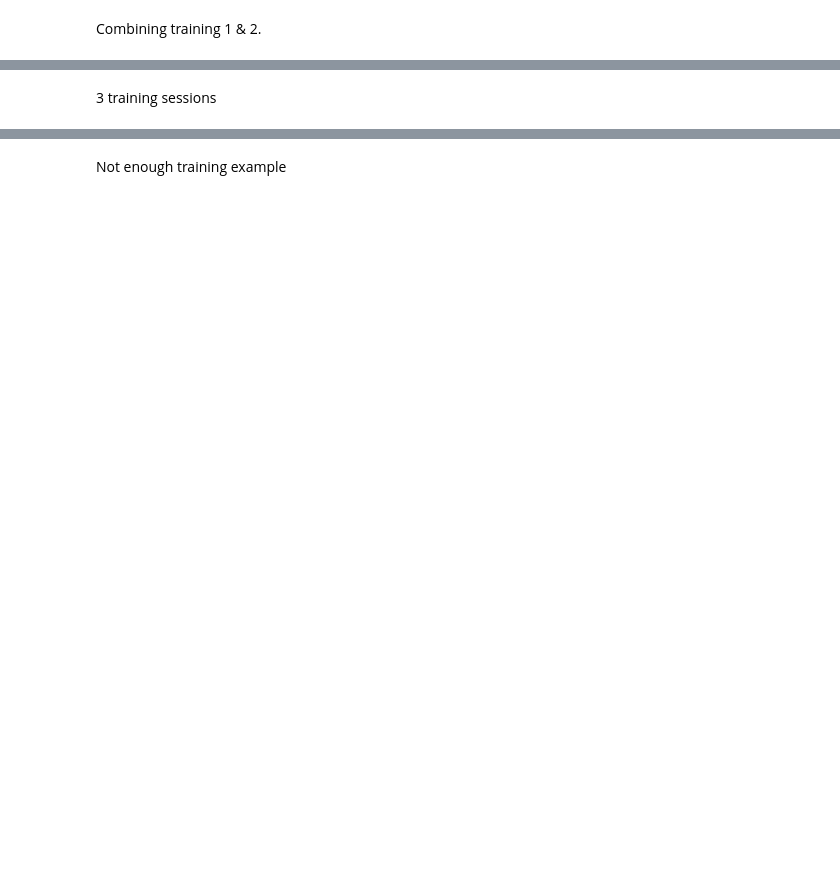
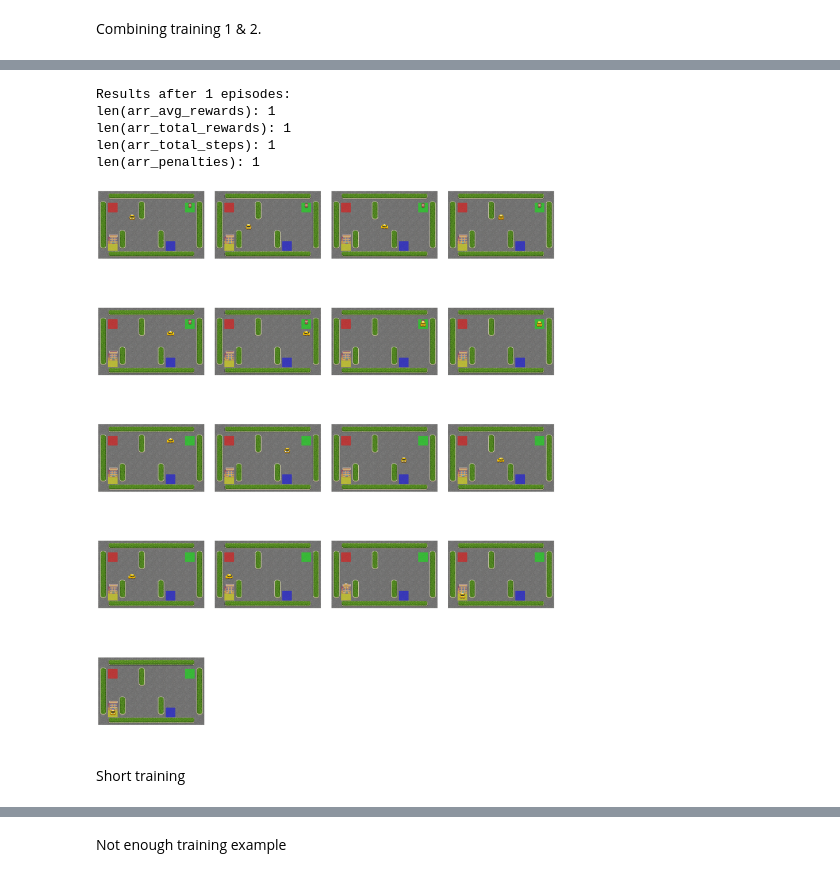
Before and after one commit to rennyatwork/CegepSteFoy_ReinfLearn_Work, a Jupyter notebook: TP01/taxi_qlearning_v05.ipynb, the cells around one changed output, grey strips where cells are left out. Cells and saved outputs as stored; diff of their text form; code cells hidden in the pictures; blank space fills up the shorter version.

```diff
--- a/TP01/taxi_qlearning_v05.ipynb
+++ b/TP01/taxi_qlearning_v05.ipynb
@@ -115,6 +115,9 @@ def plot_reward_evolution(rewards
 
   ## only used for rgb (graphical) rendering
 def display_rgb(pEnv=create_env(), pPrintMultipleFrames=False):
+    print('----------------')
+    print('[display_rgb]')
+    print('----------------')
     if pEnv.render_mode == RENDER_RGB:
         # Capture the frame for rendering
         frame = env.render()
@@ -125,7 +128,32 @@ def display_rgb(pEnv=create_env(), pPrintMultipleFrames=False):
         display(plt.gcf())
         if pPrintMultipleFrames:
             clear_output(wait=True)  # Clears the output for each frame
-        time.sleep(5)  # Adjust for slower or faster playback
+        time.sleep(0.1)  # Adjust for slower or faster playback
+
+## plot all frames, one after the other
+def plot_frames(frames, columns=4, pArrDecode=[]):
+    rows = (len(frames) + columns - 1) // columns  # Calculate rows needed
+    fig, axes = plt.subplots(rows, columns, figsize=(columns * 5, rows * 5))
+    fig.tight_layout(pad=0.2)
+
+    for i, frame in enumerate(frames):
+        row, col = divmod(i, columns)
+        ax = axes[row, col] if rows > 1 else axes[col]
+        ax.imshow(frame)
+        ax.axis('off')
+
+        #if len(pArrDecode) > 0:
+        #    taxi_row, taxi_col, passenger_loc, destination = pArrDecode[i]
+
+
+
+    # Hide any unused subplots
+    for j in range(i + 1, rows * columns):
+        row, col = divmod(j, columns)
+        ax = axes[row, col] if rows > 1 else axes[col]
+        ax.axis('off')
+
+    plt.show()
 # %% [markdown]
 # Q-learning
 # %%
@@ -443,13 +526,13 @@ Average reward: 8.02
 Combining training 1 & 2.
 # %%
 # Main execution
-env = gym.make("Taxi-v3")
+env = create_env(pGame=GAME_TAXI, pRenderMode=RENDER_RGB, pPrint=True)
 q_table = create_q_table(env)
 
 
 # Train with different parameters and store results
-q_table1, rewards1 = train_q_learning(env, create_q_table(env), episodes=6000)
-q_table2, rewards2 = train_q_learning(env, q_table1, episodes=10000)
+q_table1, rewards1 = train_q_learning(env, create_q_table(env), episodes=3000)
+q_table2, rewards2 = train_q_learning(env, q_table1, episodes=3500)
 
 # Now you have q_table1, q_table2, rewards1, and rewards2 for comparison
 # %% [output]
@@ -504,4 +582,20 @@ Average reward: 7.84
-# %% [markdown]
-3 training sessions
+# %%
+## plot the game
+average_reward = evaluate_agent(env
+                                , q_table2
+                                , episodes=1
+                                ,  pPrint=False
+                                , pPlotGame=True
+                                , pDecodeState=True)
+env.close()
+# %% [output]
+Results after 1 episodes:
+len(arr_avg_rewards): 1
+len(arr_total_rewards): 1
+len(arr_total_steps): 1
+len(arr_penalties): 1
+[figure, added]
+# %% [markdown]
+Short training
 # %%
 # Main execution
```
Also changed, not shown: parts of 13 cells of this notebook.
